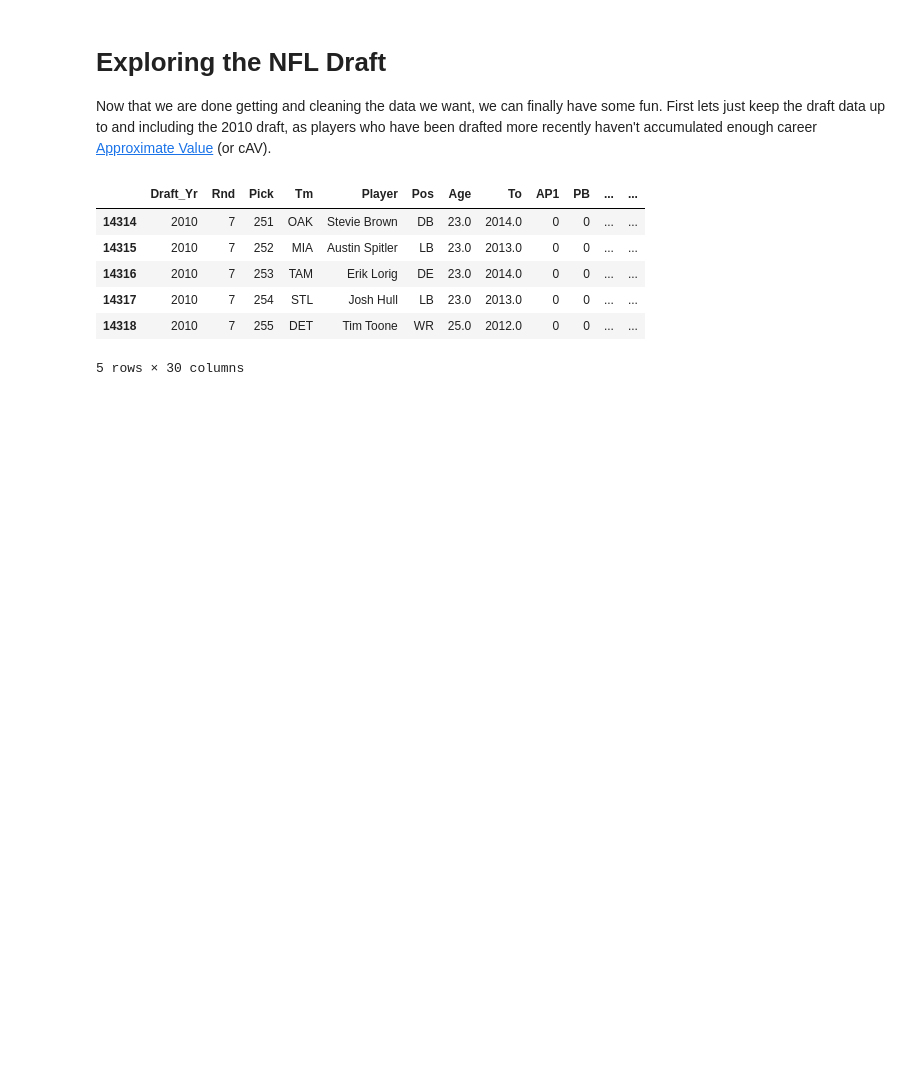
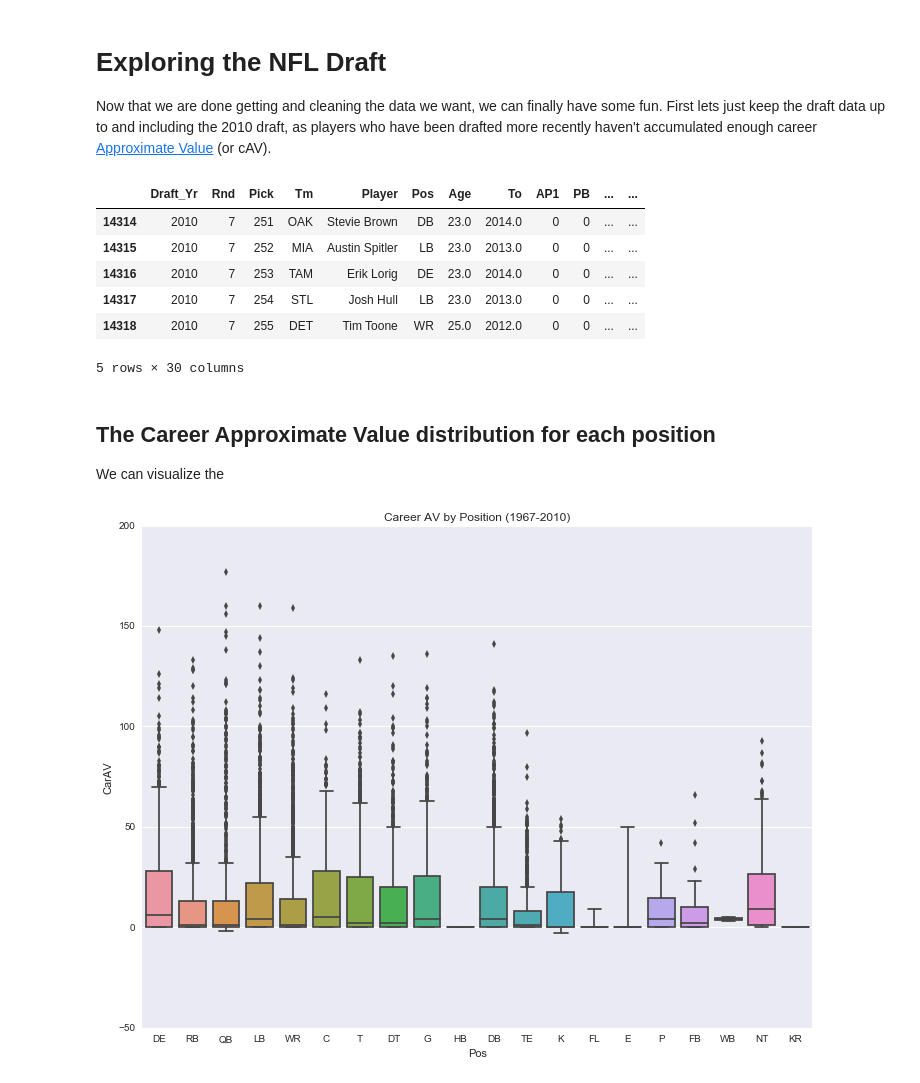
Before and after one commit to savvastj/nfl_draft, a Jupyter notebook: Exploring the NFL Draft with Python.ipynb, the cells around one changed output. Saved outputs shown, nothing was run; the diff lists cells and outputs as text; code cells hidden in the pictures; blank space fills up the shorter version.

Commit message:
Updated notebook to include boxplots and lowess plots.

```diff
--- a/Exploring the NFL Draft with Python.ipynb
+++ b/Exploring the NFL Draft with Python.ipynb
@@ -395,0 +401,6 @@ memory usage: 3.7+ MB
+# %%
+# Get the column names for the numeric columns
+num_cols = draft_df.columns[draft_df.dtypes != object]
+
+# Replace all NaNs with 0
+draft_df.loc[:, num_cols] = draft_df.loc[:, num_cols].fillna(0)
@@ -413,3 +446,19 @@ draft_df_2010.tail() # we see that the last draft is
 | 14317 | 2010 | 7 | 254 | STL | Josh Hull | LB | 23.0 | 2013.0 | 0 | 0 | ... | ... |
 | 14318 | 2010 | 7 | 255 | DET | Tim Toone | WR | 25.0 | 2012.0 | 0 | 0 | ... | ... |
 5 rows × 30 columns
+# %% [markdown]
+## The Career Approximate Value distribution for each position
+
+We can visualize the
+# %%
+# set some plotting styles
+from matplotlib import rcParams
+
+# set the plot size to 15x12
+rcParams.update({"figure.figsize": (15,12)})
+# %%
+sns.boxplot(x="Pos", y="CarAV", data=draft_df_2010)
+plt.title("Career AV by Position (1967-2010)")
+plt.show()
+# %% [output]
+[figure, added]
```
Also changed, not shown: parts of 11 cells of this notebook, 1 other file.
